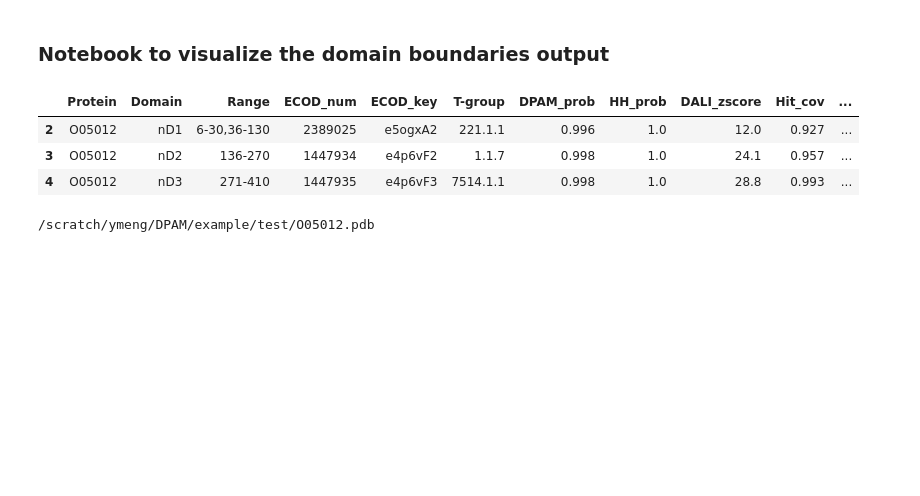
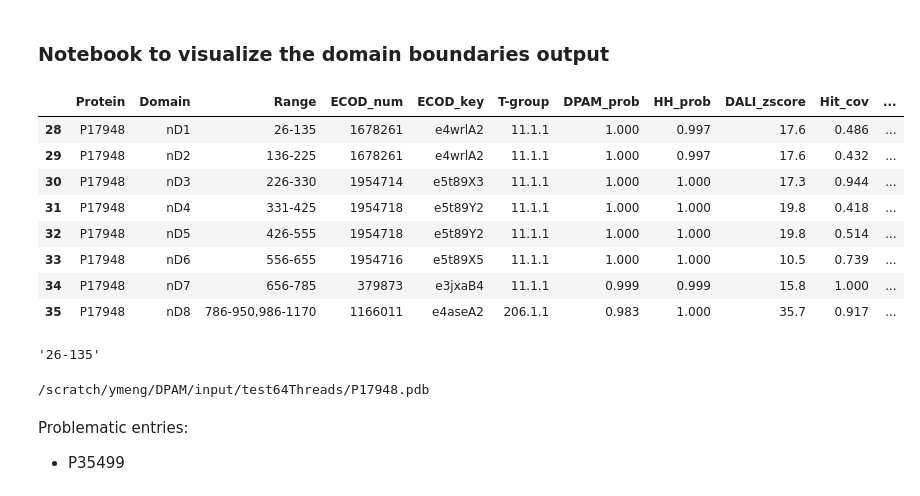
Before and after one commit to meng-yx/DPAM, a Jupyter notebook: notebooks/inspect_result.ipynb, the cells around one changed output. Cells and saved outputs as stored; diff of their text form; code cells hidden in the pictures; blank space fills up the shorter version.

```diff
--- a/notebooks/inspect_result.ipynb
+++ b/notebooks/inspect_result.ipynb
@@ -7,29 +7,41 @@ import numpy as np
 
 
 # Path to the _domains result file
-domains_path = "/scratch/ymeng/DPAM/example/test_domains"
+domains_path = "/scratch/ymeng/DPAM/input/test64Threads_domains"
 
 # Read the domains file as a dataframe
 df_domains = pd.read_csv(domains_path, sep='\t')
 # %%
 # Select the protein to visualize
 unique_proteins = df_domains['Protein'].unique()
-protein_id = unique_proteins[1]
+protein_id = unique_proteins[6]
 df_protein = df_domains[df_domains['Protein'] == protein_id]
 
 df_protein
 # %% [output]
 |  | Protein | Domain | Range | ECOD_num | ECOD_key | T-group | DPAM_prob | HH_prob | DALI_zscore | Hit_cov | ... |
-| 2 | O05012 | nD1 | 6-30,36-130 | 2389025 | e5ogxA2 | 221.1.1 | 0.996 | 1.0 | 12.0 | 0.927 | ... |
-| 3 | O05012 | nD2 | 136-270 | 1447934 | e4p6vF2 | 1.1.7 | 0.998 | 1.0 | 24.1 | 0.957 | ... |
-| 4 | O05012 | nD3 | 271-410 | 1447935 | e4p6vF3 | 7514.1.1 | 0.998 | 1.0 | 28.8 | 0.993 | ... |
+| 28 | P17948 | nD1 | 26-135 | 1678261 | e4wrlA2 | 11.1.1 | 1.000 | 0.997 | 17.6 | 0.486 | ... |
+| 29 | P17948 | nD2 | 136-225 | 1678261 | e4wrlA2 | 11.1.1 | 1.000 | 0.997 | 17.6 | 0.432 | ... |
+| 30 | P17948 | nD3 | 226-330 | 1954714 | e5t89X3 | 11.1.1 | 1.000 | 1.000 | 17.3 | 0.944 | ... |
+| 31 | P17948 | nD4 | 331-425 | 1954718 | e5t89Y2 | 11.1.1 | 1.000 | 1.000 | 19.8 | 0.418 | ... |
+| 32 | P17948 | nD5 | 426-555 | 1954718 | e5t89Y2 | 11.1.1 | 1.000 | 1.000 | 19.8 | 0.514 | ... |
+| 33 | P17948 | nD6 | 556-655 | 1954716 | e5t89X5 | 11.1.1 | 1.000 | 1.000 | 10.5 | 0.739 | ... |
+| 34 | P17948 | nD7 | 656-785 | 379873 | e3jxaB4 | 11.1.1 | 0.999 | 0.999 | 15.8 | 1.000 | ... |
+| 35 | P17948 | nD8 | 786-950,986-1170 | 1166011 | e4aseA2 | 206.1.1 | 0.983 | 1.000 | 35.7 | 0.917 | ... |
+# %%
+str.replace(df_protein.iloc[0]['Range'], ",", " resi ")
+# %% [output]
+'26-135'
 # %%
 # Get the PDB file path
 model_dir = str.replace(os.path.abspath(domains_path), "_domains", "")
 model_path = os.path.join(model_dir, f"{protein_id}.pdb")
 print(model_path)
 # %% [output]
-/scratch/ymeng/DPAM/example/test/O05012.pdb
+/scratch/ymeng/DPAM/input/test64Threads/P17948.pdb
+# %% [markdown]
+Problematic entries:
+- P35499
 # %%
 import py3Dmol
 
```
Also changed, not shown: parts of 1 cell of this notebook.
